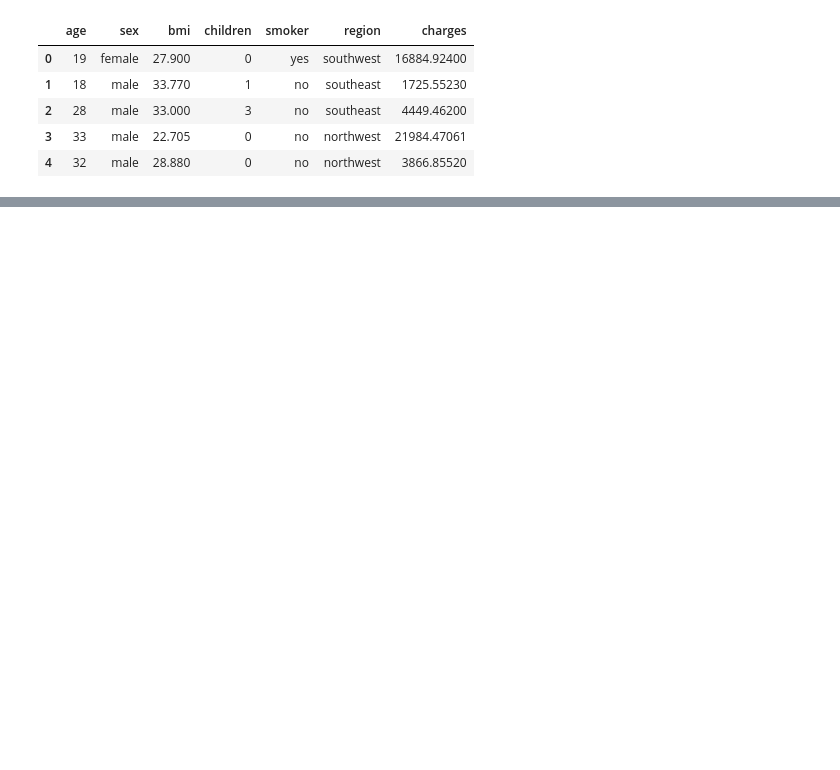
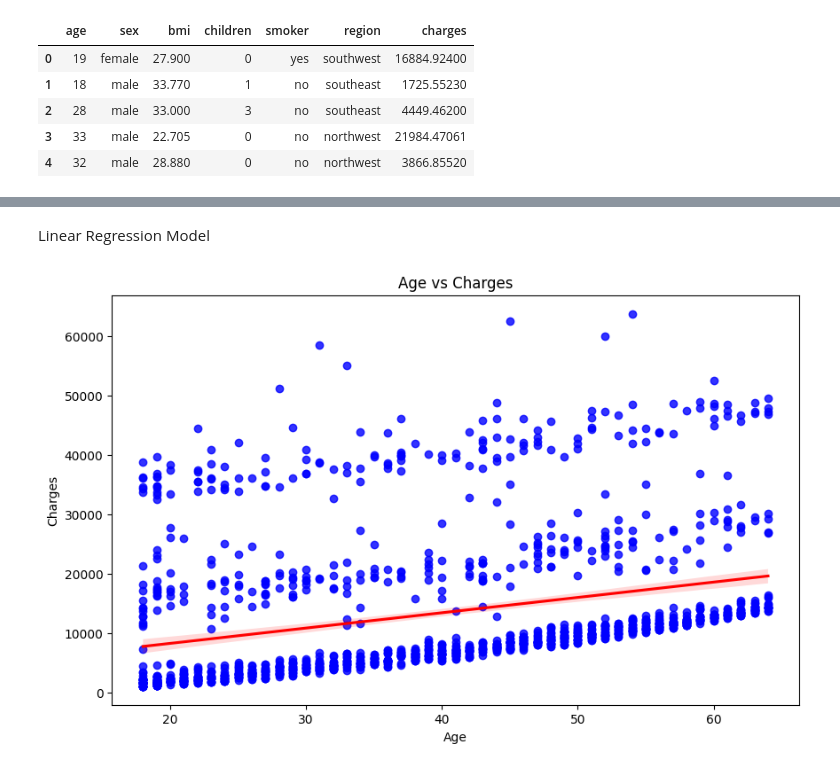
Before and after one commit to JulianSanchez1/Linear-Regression, a Jupyter notebook: src/explore.ipynb, the cells around one changed output, grey strips where cells are left out. Saved outputs shown, nothing was run; the diff lists cells and outputs as text; code cells hidden in the pictures; blank space fills up the shorter version.

```diff
--- a/src/explore.ipynb
+++ b/src/explore.ipynb
@@ -190,0 +71,22 @@ y_test = test_data["smoker"]
+# %%
+# Encoding categorical Variables
+df = pd.get_dummies(df, drop_first= True)
+
+# Splitting the Data
+
+X = df.drop('charges', axis = 1)
+y = df['charges']
+
+X_train, X_test, y_train, y_test = train_test_split(X, y, test_size=0.2, random_state=42)
+# %% [markdown]
+Linear Regression Model
+# %%
+# Linear regression plot for Age vs Charges
+plt.figure(figsize=(10, 6))
+sns.regplot(x='age', y='charges', data=df, scatter_kws={'color':'blue'}, line_kws={'color':'red'})
+plt.title('Age vs Charges')
+plt.xlabel('Age')
+plt.ylabel('Charges')
+plt.show()
+# %% [output]
+[figure, added]
```
Also changed, not shown: parts of 34 cells of this notebook.
